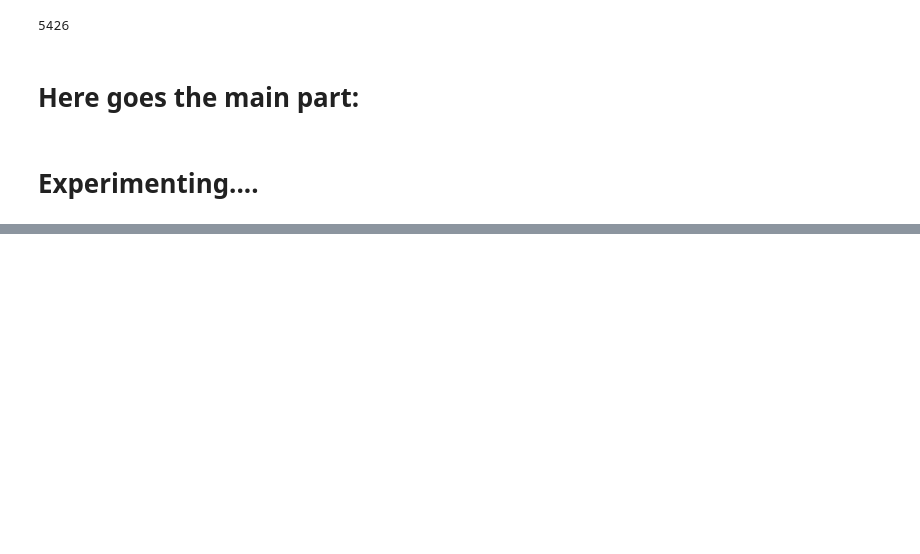
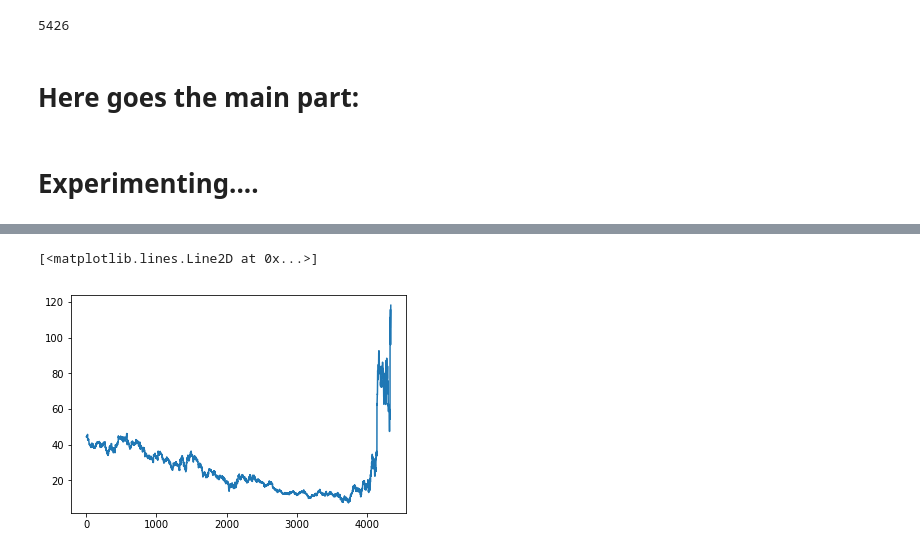
Before and after one commit to FRTP/Algorithms, a Jupyter notebook: src/main_test.ipynb, the cells around one changed output, grey strips where cells are left out. Drawn from its saved outputs; the diff is of its cells as text; code cells hidden in the pictures; blank space fills up the shorter version.

```diff
--- a/src/main_test.ipynb
+++ b/src/main_test.ipynb
@@ -63,0 +199,12 @@ len(my_retDAX)
+# %%
+orcl_data = pd.read_csv('data/yah_stocks/ORCL.csv')
+orcl_close = orcl_data['Close']
+
+my_retORCL = [0]
+for i in range(1, len(orcl_close)):
+    my_retORCL.append(orcl_close[i] - orcl_close[i-1])
+# %%
+plt.plot(orcl_close)
+# %% [output]
+[<matplotlib.lines.Line2D at 0x...>]
+[figure, added]
```
Also changed, not shown: parts of 12 cells of this notebook, 16 other files.
